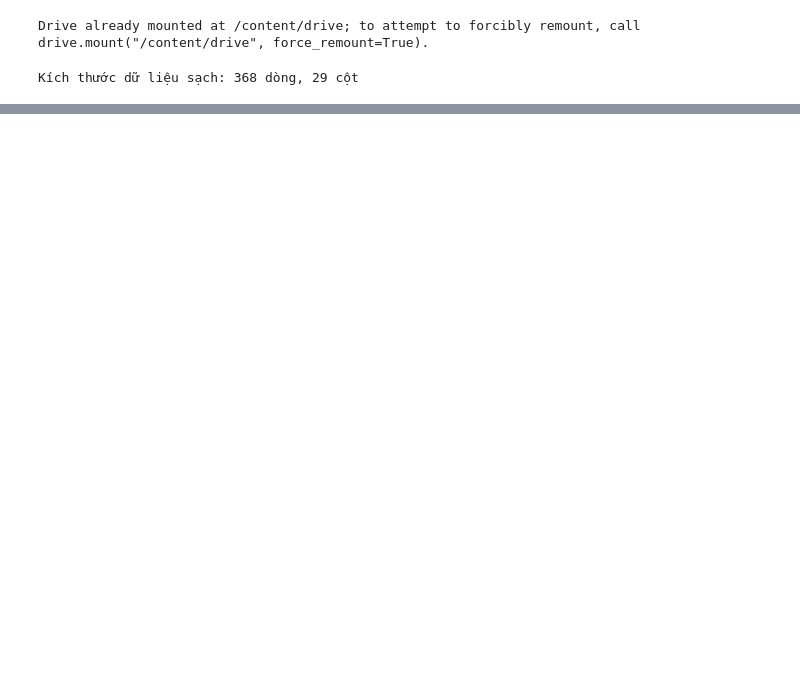
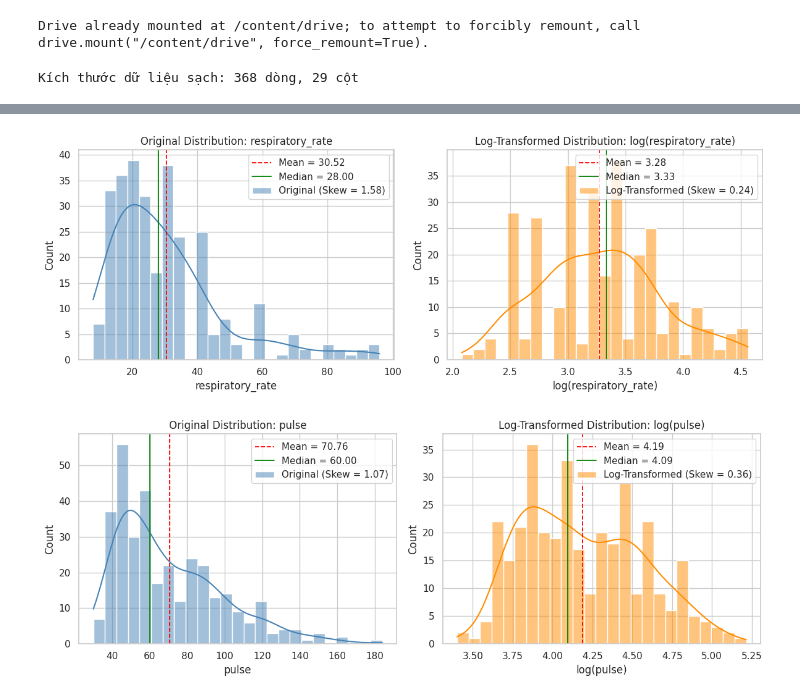
Before and after one commit to tuannguyen2209/Fundamentals-of-Data-Science-and-AI-UEH, a Jupyter notebook: chapter_2_python_code.ipynb, the cells around one changed output, grey strips where cells are left out. Drawn from its saved outputs; the diff is of its cells as text; code cells hidden in the pictures; blank space fills up the shorter version.

```diff
--- a/chapter_2_python_code.ipynb
+++ b/chapter_2_python_code.ipynb
@@ -104,0 +110,10 @@ Số dòng còn lại sau khi dùng dropna(): 7
+# %%
+def method_1(data):
+    df_clean = df.dropna().copy()
+
+    print(f"Original rows: {len(df)}")
+    print(f"Remaining rows: {len(df_clean)}")
+
+    display(df_clean)
+
+method_1(df)
@@ -104,0 +176,6 @@ Số dòng còn lại sau khi dùng dropna(): 7
+# %%
+if __name__ == '__main__':
+  df = pd.read_excel(file_path, sheet_name='Orange_Data', skiprows=[1, 2], dtype=dtype_codes)
+  method_1(df)
+  df_imputed_num = method_2(df, strategy="median")
+  df_m3 = method_3(df)
@@ -104,0 +292,29 @@ Số dòng còn lại sau khi dùng dropna(): 7
+# %%
+sns.set_theme(style="whitegrid")
+
+def log_transformation_sns(df, column='respiratory_rate'):
+    fig, (ax1, ax2) = plt.subplots(1, 2, figsize=(12, 4.5))
+    data = df[column].dropna()
+    log_data = np.log(data)
+    sns.histplot(data, bins=25, kde=True, color='steelblue', ax=ax1, label=f"Original (Skew = {data.skew():.2f})")
+    ax1.axvline(data.mean(), color='red', linestyle='--', linewidth=1.3, label=f"Mean = {data.mean():.2f}")
+    ax1.axvline(data.median(), color='green', linestyle='-', linewidth=1.3, label=f"Median = {data.median():.2f}")
+    ax1.set_title(f"Original Distribution: {column}")
+    ax1.set_xlabel(column)
+    ax1.legend()
+
+    sns.histplot(log_data, bins=25, kde=True, color='darkorange', ax=ax2, label=f"Log-Transformed (Skew = {log_data.skew():.2f})")
+    ax2.axvline(log_data.mean(), color='red', linestyle='--', linewidth=1.3, label=f"Mean = {log_data.mean():.2f}")
+    ax2.axvline(log_data.median(), color='green', linestyle='-', linewidth=1.3, label=f"Median = {log_data.median():.2f}")
+    ax2.set_title(f"Log-Transformed Distribution: log({column})")
+    ax2.set_xlabel(f"log({column})")
+    ax2.legend()
+
+    plt.tight_layout()
+    plt.show()
+    return log_data
+log_resp = log_transformation_sns(df, column='respiratory_rate')
+log_pulse = log_transformation_sns(df, column='pulse')
+# %% [output]
+[figure, added]
+[figure, added]
```
Also changed, not shown: parts of 32 cells of this notebook.
